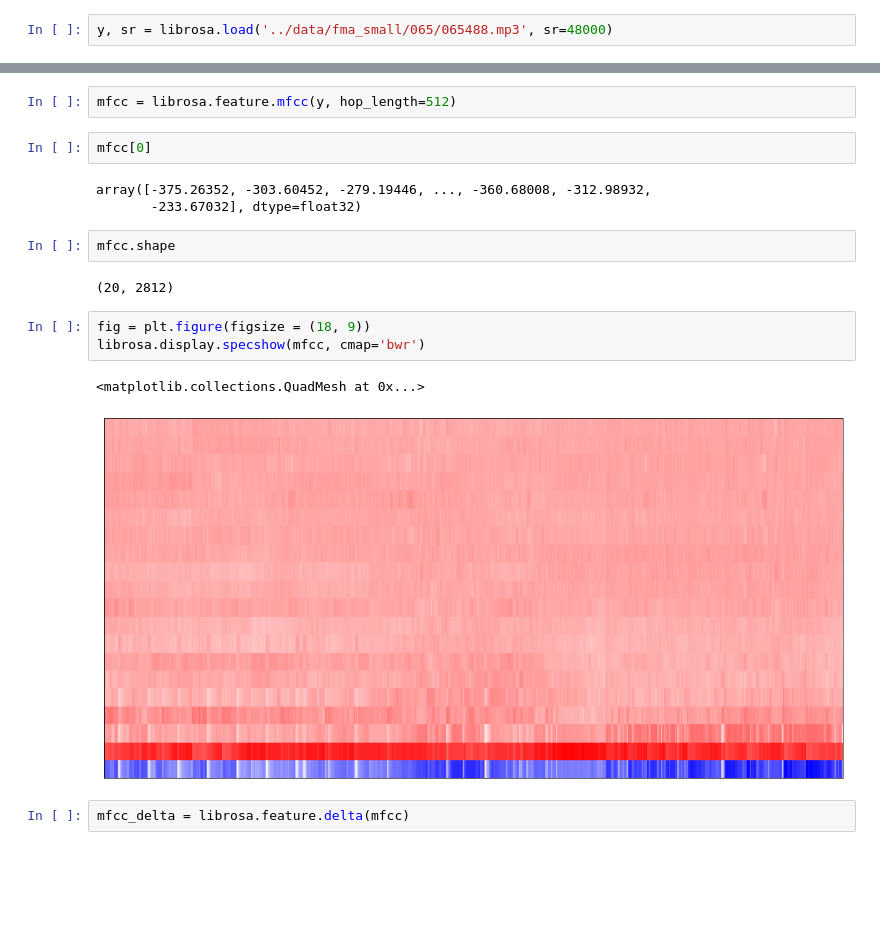
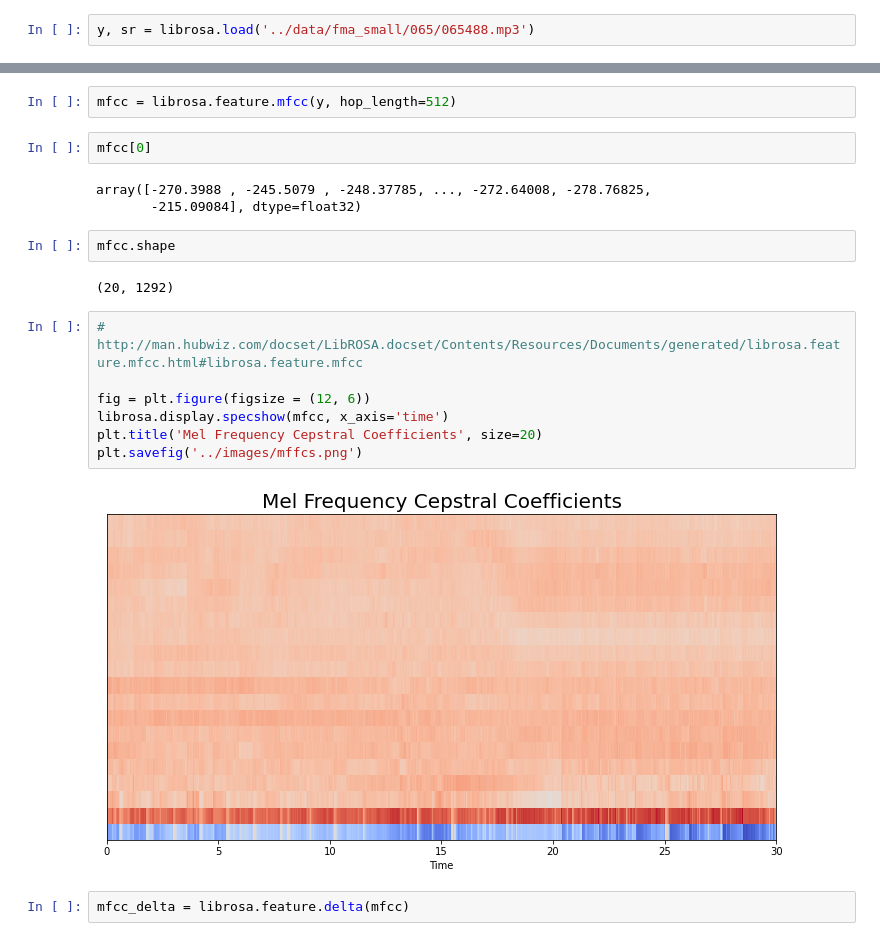
Before and after one commit to Lucas-Courant/predicting_audio_genre, a Jupyter notebook: Code/preliminary_eda.ipynb, the cells around one changed output, grey strips where cells are left out. Saved outputs shown, nothing was run; the diff lists cells and outputs as text; blank space fills up the shorter version.

```diff
--- a/Code/preliminary_eda.ipynb
+++ b/Code/preliminary_eda.ipynb
@@ -552,7 +620,7 @@ gbm.score(X_test_pca, y_test), gbm.score(X_train_pca, y_train)
        500           2.0556            0.00s
 (0.4445, 0.5128333333333334)
 # %%
-y, sr = librosa.load('../data/fma_small/065/065488.mp3', sr=48000)
+y, sr = librosa.load('../data/fma_small/065/065488.mp3')
 # %%
 len(y), 48000 * 30
 # %% [output]
@@ -583,18 +691,21 @@ mfcc = librosa.feature.mfcc(y, hop_length=512)
 # %%
 mfcc[0]
 # %% [output]
-array([-375.26352, -303.60452, -279.19446, ..., -360.68008, -312.98932,
-       -233.67032], dtype=float32)
+array([-270.3988 , -245.5079 , -248.37785, ..., -272.64008, -278.76825,
+       -215.09084], dtype=float32)
 # %%
 mfcc.shape
 # %% [output]
-(20, 2812)
+(20, 1292)
 # %%
-fig = plt.figure(figsize = (18, 9))
-librosa.display.specshow(mfcc, cmap='bwr')
+# http://man.hubwiz.com/docset/LibROSA.docset/Contents/Resources/Documents/generated/librosa.feature.mfcc.html#librosa.feature.mfcc
+
+fig = plt.figure(figsize = (12, 6))
+librosa.display.specshow(mfcc, x_axis='time')
+plt.title('Mel Frequency Cepstral Coefficients', size=20)
+plt.savefig('../images/mffcs.png')
 # %% [output]
-<matplotlib.collections.QuadMesh at 0x...>
-[figure, old version]
+[figure, new version]
 # %%
 mfcc_delta = librosa.feature.delta(mfcc)
 # %%
```
Also changed, not shown: parts of 21 cells of this notebook.
